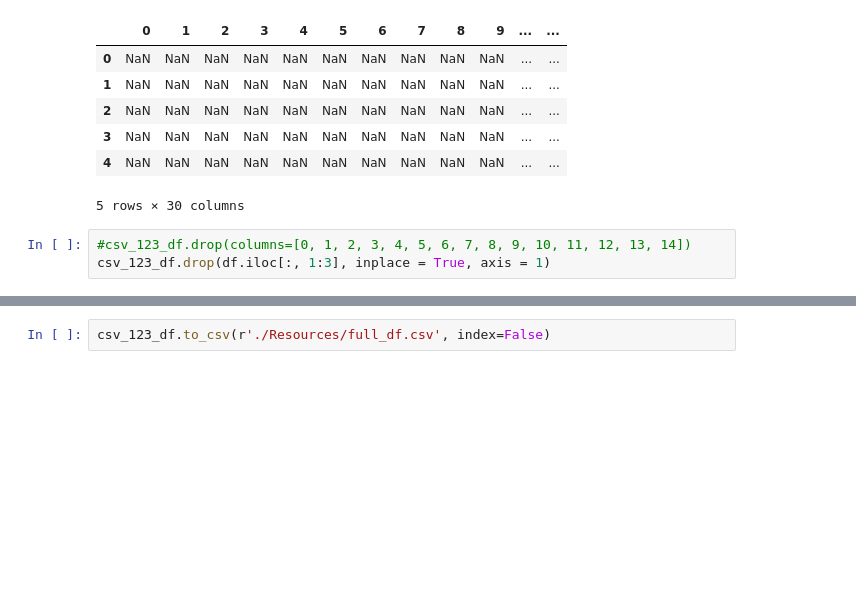
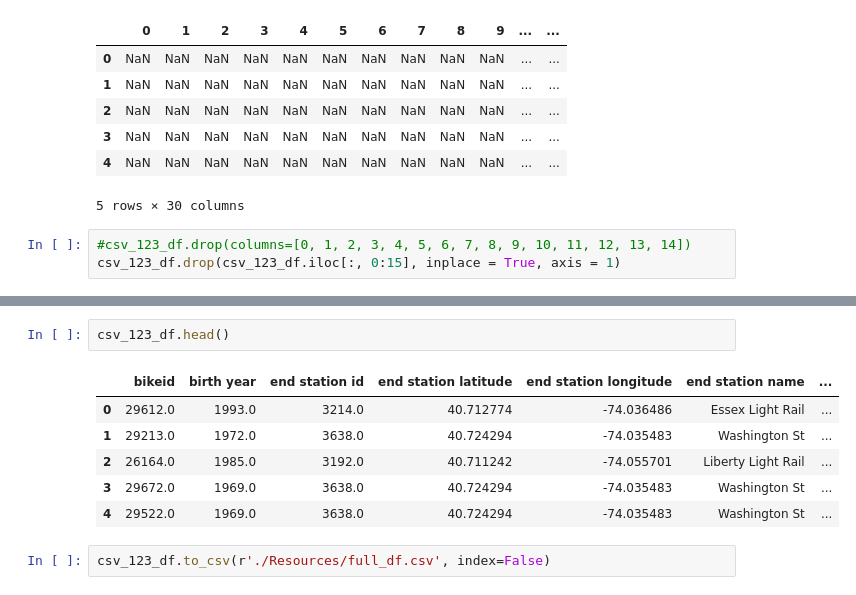
Before and after one commit to tduszyk/CitiBike, a Jupyter notebook: data_processing.ipynb, the cells around one changed output, grey strips where cells are left out. Drawn from its saved outputs; the diff is of its cells as text; blank space fills up the shorter version.

```diff
--- a/data_processing.ipynb
+++ b/data_processing.ipynb
@@ -58,4 +58,4 @@ csv_123_df.head()
 5 rows × 30 columns
 # %%
 #csv_123_df.drop(columns=[0, 1, 2, 3, 4, 5, 6, 7, 8, 9, 10, 11, 12, 13, 14])
-csv_123_df.drop(df.iloc[:, 1:3], inplace = True, axis = 1)
+csv_123_df.drop(csv_123_df.iloc[:, 0:15], inplace = True, axis = 1)
@@ -84,2 +62,11 @@ AttributeError: 'NoneType' object has no attribute 'head'
+# %%
+csv_123_df.head()
+# %% [output]
+|  | bikeid | birth year | end station id | end station latitude | end station longitude | end station name | ... |
+| 0 | 29612.0 | 1993.0 | 3214.0 | 40.712774 | -74.036486 | Essex Light Rail | ... |
+| 1 | 29213.0 | 1972.0 | 3638.0 | 40.724294 | -74.035483 | Washington St | ... |
+| 2 | 26164.0 | 1985.0 | 3192.0 | 40.711242 | -74.055701 | Liberty Light Rail | ... |
+| 3 | 29672.0 | 1969.0 | 3638.0 | 40.724294 | -74.035483 | Washington St | ... |
+| 4 | 29522.0 | 1969.0 | 3638.0 | 40.724294 | -74.035483 | Washington St | ... |
 # %%
 csv_123_df.to_csv(r'./Resources/full_df.csv', index=False)
```
Also changed, not shown: parts of 2 cells of this notebook.
